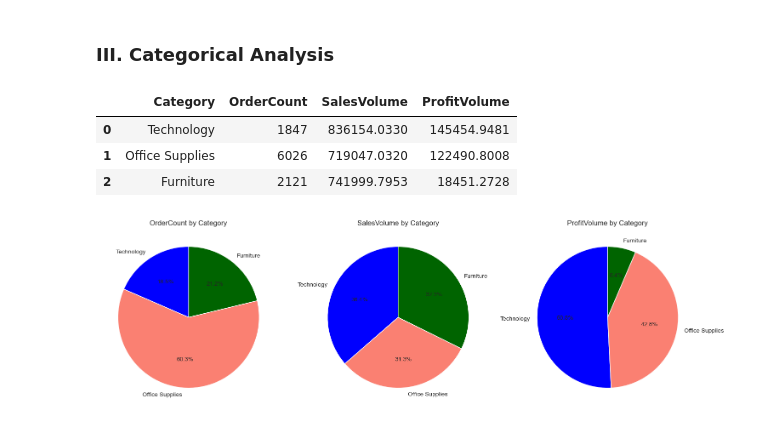
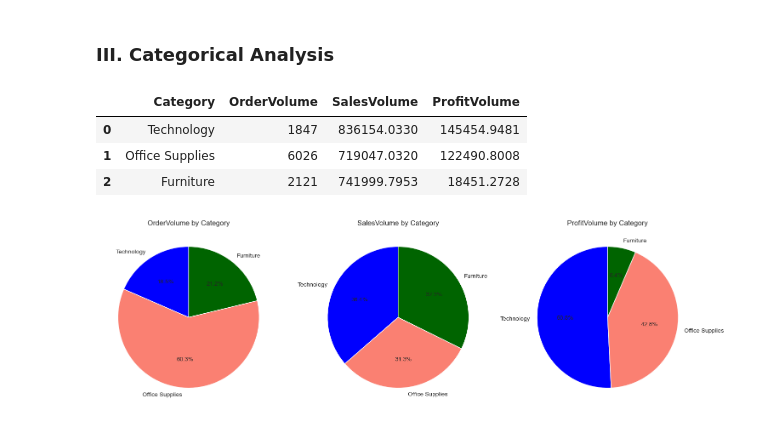
Before and after one commit to Road2Data/P4-Superstore-Sales, a Jupyter notebook: analysis.ipynb, the cells around one changed output. Cells and saved outputs as stored; diff of their text form; code cells hidden in the pictures.

```diff
--- a/analysis.ipynb
+++ b/analysis.ipynb
@@ -101,10 +101,10 @@ Normal Variables:
 # %% [markdown]
 ### III. Categorical Analysis
 # %%
-cat_df = pd.read_sql_table(table_name='categorical_aggregates', con=engine.connect())
+cat_df = pd.read_sql_table(table_name='categories', con=engine.connect())
 cat_df
 # %% [output]
-|  | Category | OrderCount | SalesVolume | ProfitVolume |
+|  | Category | OrderVolume | SalesVolume | ProfitVolume |
 | 0 | Technology | 1847 | 836154.0330 | 145454.9481 |
 | 1 | Office Supplies | 6026 | 719047.0320 | 122490.8008 |
 | 2 | Furniture | 2121 | 741999.7953 | 18451.2728 |
```
Also changed, not shown: parts of 7 cells of this notebook, 4 other files.
